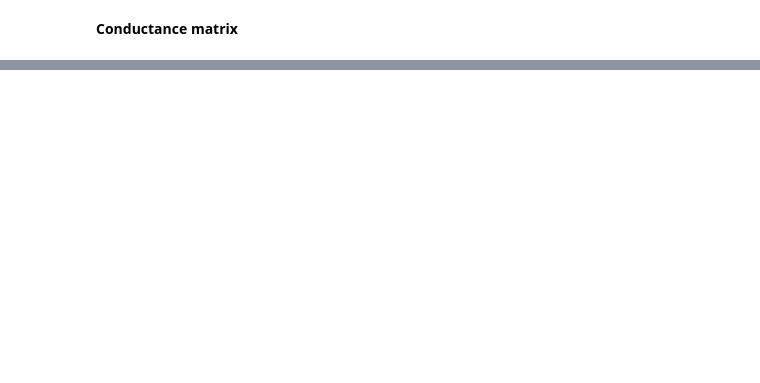
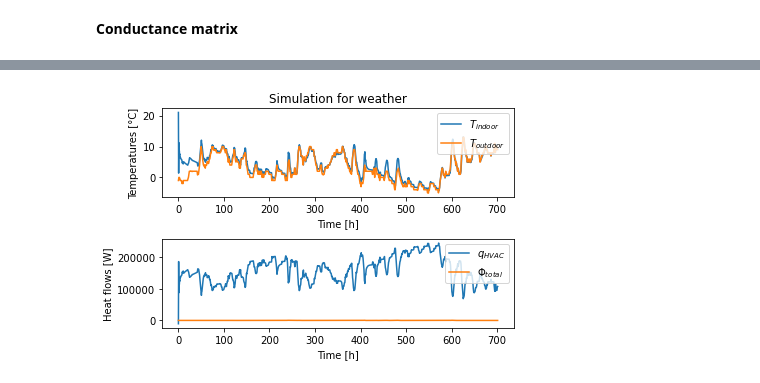
Before and after one commit to bouchrem/Smart_cities_BE, a Jupyter notebook: rapport BE.ipynb, the cells around one changed output, grey strips where cells are left out. Drawn from its saved outputs; the diff is of its cells as text; code cells hidden in the pictures; blank space fills up the shorter version.

```diff
--- a/rapport BE.ipynb
+++ b/rapport BE.ipynb
@@ -212,0 +467,2 @@ Gdiag=np.diag(G)
+# %%
+t = dt * np.arange(data.shape[0])
@@ -212,0 +471,6 @@ Gdiag=np.diag(G)
+# %%
+u = pd.concat([data['To'], data['To'], data['Ti'],
+               α_wSW * S_c * data['Φt1'],
+               τ_gSW * α_wSW * S_v * data['Φt1'],
+               data['Qa'],
+               α_gSW * S_v * data['Φt1']], axis=1)
@@ -212,0 +479,2 @@ Gdiag=np.diag(G)
+# %%
+temp_exp = 20 * np.ones([As.shape[0], u.shape[0]])
@@ -212,0 +483,4 @@ Gdiag=np.diag(G)
+# %%
+for k in range(u.shape[0] - 1):
+    temp_exp[:, k + 1] = (I + dt * As) @ temp_exp[:, k]\
+        + dt * Bs @ u.iloc[k, :]
@@ -212,0 +493,23 @@ Gdiag=np.diag(G)
+# %%
+y_exp = Cs @ temp_exp + Ds @ u.to_numpy().T
+q_HVAC = Kp * (data['Ti'] - y_exp[0, :])
+
+fig, axs = plt.subplots(2, 1)
+# plot indoor and outdoor temperature
+axs[0].plot(t / 3600, y_exp[0, :], label='$T_{indoor}$')
+axs[0].plot(t / 3600, data['To'], label='$T_{outdoor}$')
+axs[0].set(xlabel='Time [h]',
+           ylabel='Temperatures [°C]',
+           title='Simulation for weather')
+axs[0].legend(loc='upper right')
+
+# plot total solar radiation and HVAC heat flow
+axs[1].plot(t / 3600,  q_HVAC, label='$q_{HVAC}$')
+axs[1].plot(t / 3600, data['Φt1'], label='$Φ_{total}$')
+axs[1].set(xlabel='Time [h]',
+           ylabel='Heat flows [W]')
+axs[1].legend(loc='upper right')
+
+fig.tight_layout()
+# %% [output]
+[figure, added]
```
Also changed, not shown: parts of 59 cells of this notebook.
